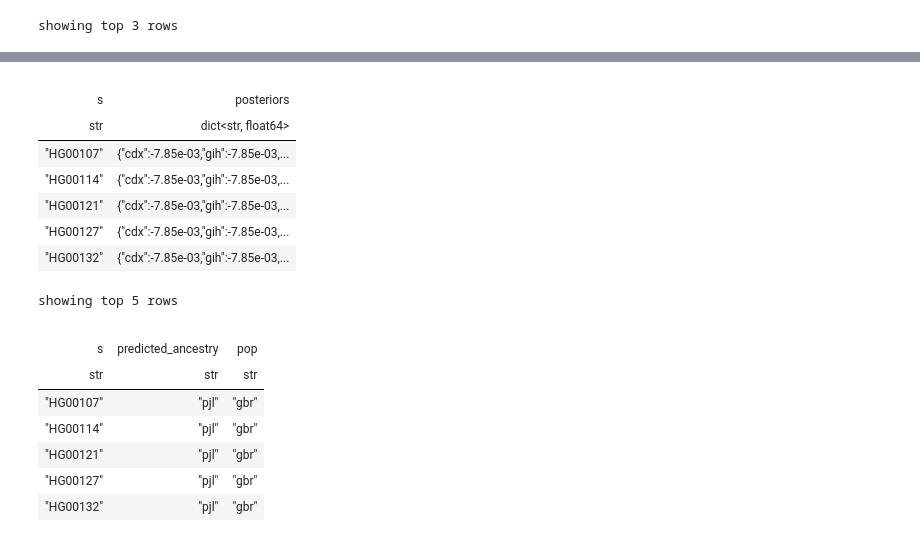
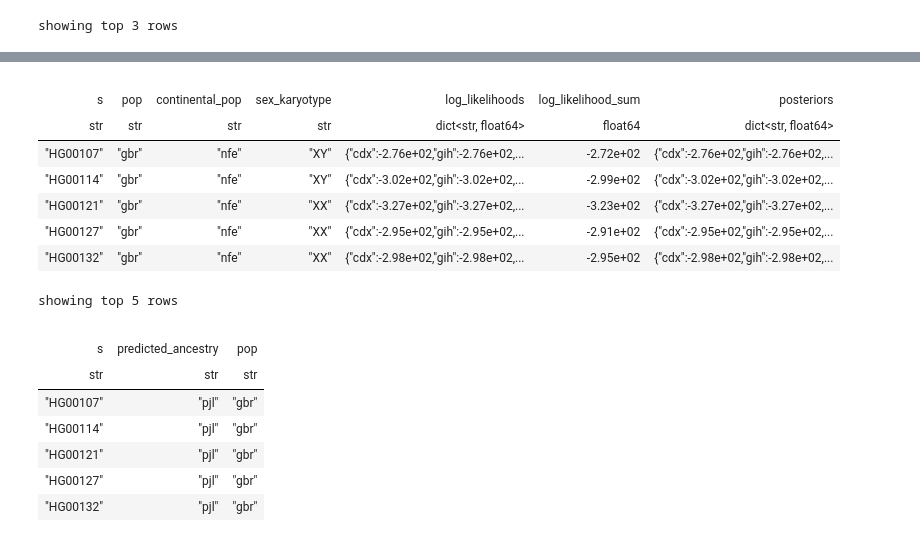
Before and after one commit to Navu45/snp-selection, a Jupyter notebook: identify_ancestry.ipynb, the cells around one changed output, grey strips where cells are left out. Saved outputs shown, nothing was run; the diff lists cells and outputs as text; code cells hidden in the pictures.

Commit message:
fix log likelihood

```diff
--- a/identify_ancestry.ipynb
+++ b/identify_ancestry.ipynb
@@ -216,12 +216,15 @@ def log_likelihood(genotype, freqs, pop):
 
 def get_log_likelihoods(mt, proportions):
     mt = mt.annotate_entries(
-        log_likelihood=log_likelihood(mt.GT, mt.freqs, mt.pop)
+        log_likelihood=hl.dict({
+            pop: log_likelihood(mt.GT, mt.freqs, pop)
+            for pop in proportions
+        })
     )
     mt = mt.annotate_cols(
         log_likelihoods=hl.dict({
-            pop: hl.agg.sum(mt.log_likelihood) + hl.log(proportions[pop])
-            for pop in proportions.keys()
+            pop: mt.log_likelihood[pop] + hl.log(proportions[pop])
+            for pop in proportions
         })
     )
     return mt
@@ -247,7 +240 @@ showing top 10 rows
-# %%
-def calculate_total_likelihood(mt, proportions):
-    log_total_likelihood = hl.log(hl.sum([hl.exp(mt.log_likelihoods[pop] + hl.log(proportions[pop])) for pop in proportions]))
-    return mt.annotate_cols(log_total_likelihood=log_total_likelihood)
-
-mt_likelihood = calculate_total_likelihood(mt_likelihood, ethnicity_proportions)
 # %%
@@ -257,24 +251,31 @@ KeyboardInterrupt:
 # %%
+def log_sum_exp(log_values):
+    max_log = hl.max(log_values)
+    return max_log + hl.log(hl.sum([hl.exp(log_value - max_log) for log_value in log_values]))
+
+
 def calculate_posteriors(mt, proportions):
-    mt = mt.annotate_cols(
-        posteriors=hl.dict(
-            {pop: mt.log_likelihoods[pop] - mt.log_total_likelihood
-               for pop in proportions.keys()}
-        )
+    log_likelihoods = [mt.log_likelihoods[pop] for pop in proportions.keys()]
+
+    mt = mt.annotate_cols(log_likelihood_sum=log_sum_exp(log_likelihoods))
+    return mt.annotate_cols(
+        posteriors=hl.dict({
+            pop: mt.log_likelihoods[pop] #- mt.log_likelihood_sum
+               for pop in proportions.keys()
+        })
     )
-    return mt
 
 mt_probs = calculate_posteriors(mt_likelihood, ethnicity_proportions)
-mt_probs.cols().select('posteriors').show(5)
+mt_probs.cols().show(5)
 # %% [output]
-|  |  |
-| s | posteriors |
-| str | dict<str, float64> |
-| "HG00107" | {"cdx":-7.85e-03,"gih":-7.85e-03,... |
-| "HG00114" | {"cdx":-7.85e-03,"gih":-7.85e-03,... |
-| "HG00121" | {"cdx":-7.85e-03,"gih":-7.85e-03,... |
-| "HG00127" | {"cdx":-7.85e-03,"gih":-7.85e-03,... |
-| "HG00132" | {"cdx":-7.85e-03,"gih":-7.85e-03,... |
+|  |  |  |  |  |  |  |
+| s | pop | continental_pop | sex_karyotype | log_likelihoods | log_likelihood_sum | posteriors |
+| str | str | str | str | dict<str, float64> | float64 | dict<str, float64> |
+| "HG00107" | "gbr" | "nfe" | "XY" | {"cdx":-2.76e+02,"gih":-2.76e+02,... | -2.72e+02 | {"cdx":-2.76e+02,"gih":-2.76e+02,... |
+| "HG00114" | "gbr" | "nfe" | "XY" | {"cdx":-3.02e+02,"gih":-3.02e+02,... | -2.99e+02 | {"cdx":-3.02e+02,"gih":-3.02e+02,... |
+| "HG00121" | "gbr" | "nfe" | "XX" | {"cdx":-3.27e+02,"gih":-3.27e+02,... | -3.23e+02 | {"cdx":-3.27e+02,"gih":-3.27e+02,... |
+| "HG00127" | "gbr" | "nfe" | "XX" | {"cdx":-2.95e+02,"gih":-2.95e+02,... | -2.91e+02 | {"cdx":-2.95e+02,"gih":-2.95e+02,... |
+| "HG00132" | "gbr" | "nfe" | "XX" | {"cdx":-2.98e+02,"gih":-2.98e+02,... | -2.95e+02 | {"cdx":-2.98e+02,"gih":-2.98e+02,... |
 showing top 5 rows
 # %%
 def predict_ancestry(posteriors):
```
Also changed, not shown: parts of 6 cells of this notebook, 1 other file.
